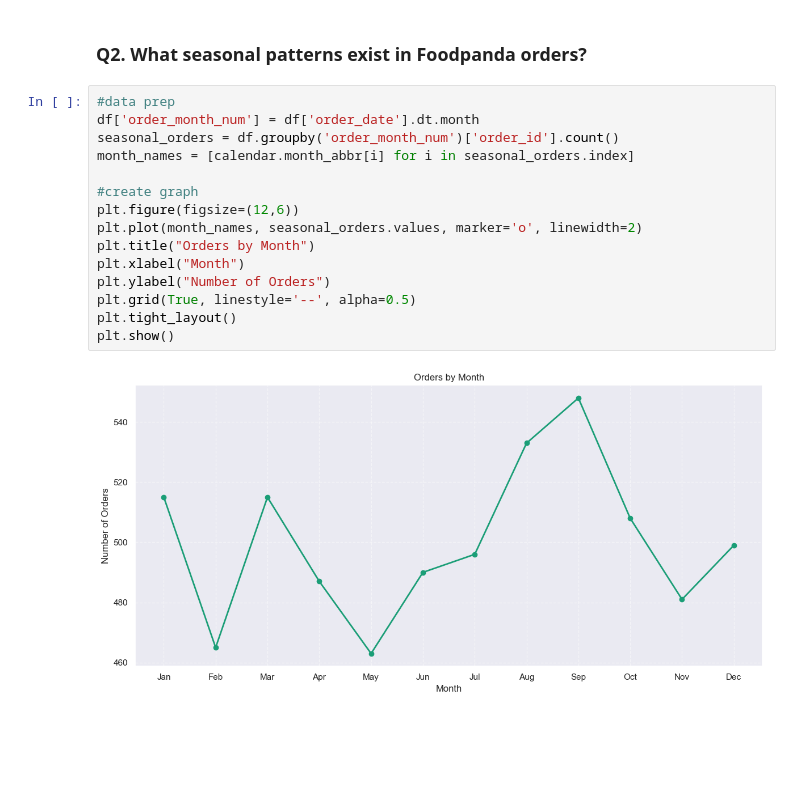
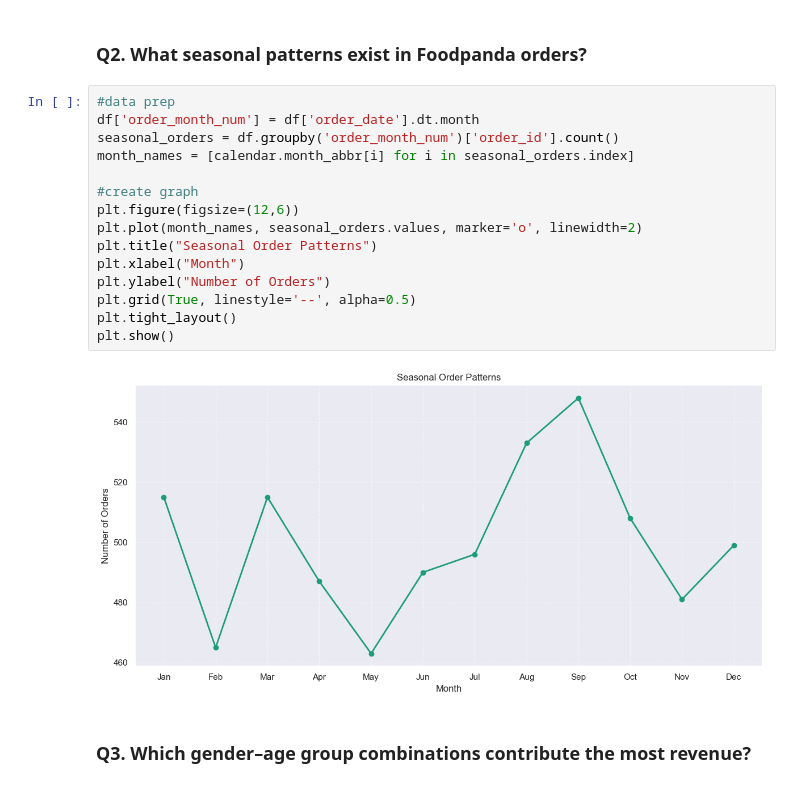
Before and after one commit to jocelynlohpei/FoodPanda_Delivery_Analysis, a Jupyter notebook: foodpanda_analysis.ipynb, the cells around one changed output. Saved outputs shown, nothing was run; the diff lists cells and outputs as text; blank space fills up the shorter version.

```diff
--- a/foodpanda_analysis.ipynb
+++ b/foodpanda_analysis.ipynb
@@ -98,18 +98,20 @@ plt.show()
 # %%
 #data prep
 df['order_month_num'] = df['order_date'].dt.month
 seasonal_orders = df.groupby('order_month_num')['order_id'].count()
 month_names = [calendar.month_abbr[i] for i in seasonal_orders.index]
 
 #create graph
 plt.figure(figsize=(12,6))
 plt.plot(month_names, seasonal_orders.values, marker='o', linewidth=2)
-plt.title("Orders by Month")
+plt.title("Seasonal Order Patterns")
 plt.xlabel("Month")
 plt.ylabel("Number of Orders")
 plt.grid(True, linestyle='--', alpha=0.5)
 plt.tight_layout()
 plt.show()
 # %% [output]
-[figure, old version]
+[figure, new version]
+# %% [markdown]
+### Q3. Which gender–age group combinations contribute the most revenue?
 # %%
```
Also changed, not shown: parts of 6 cells of this notebook.
